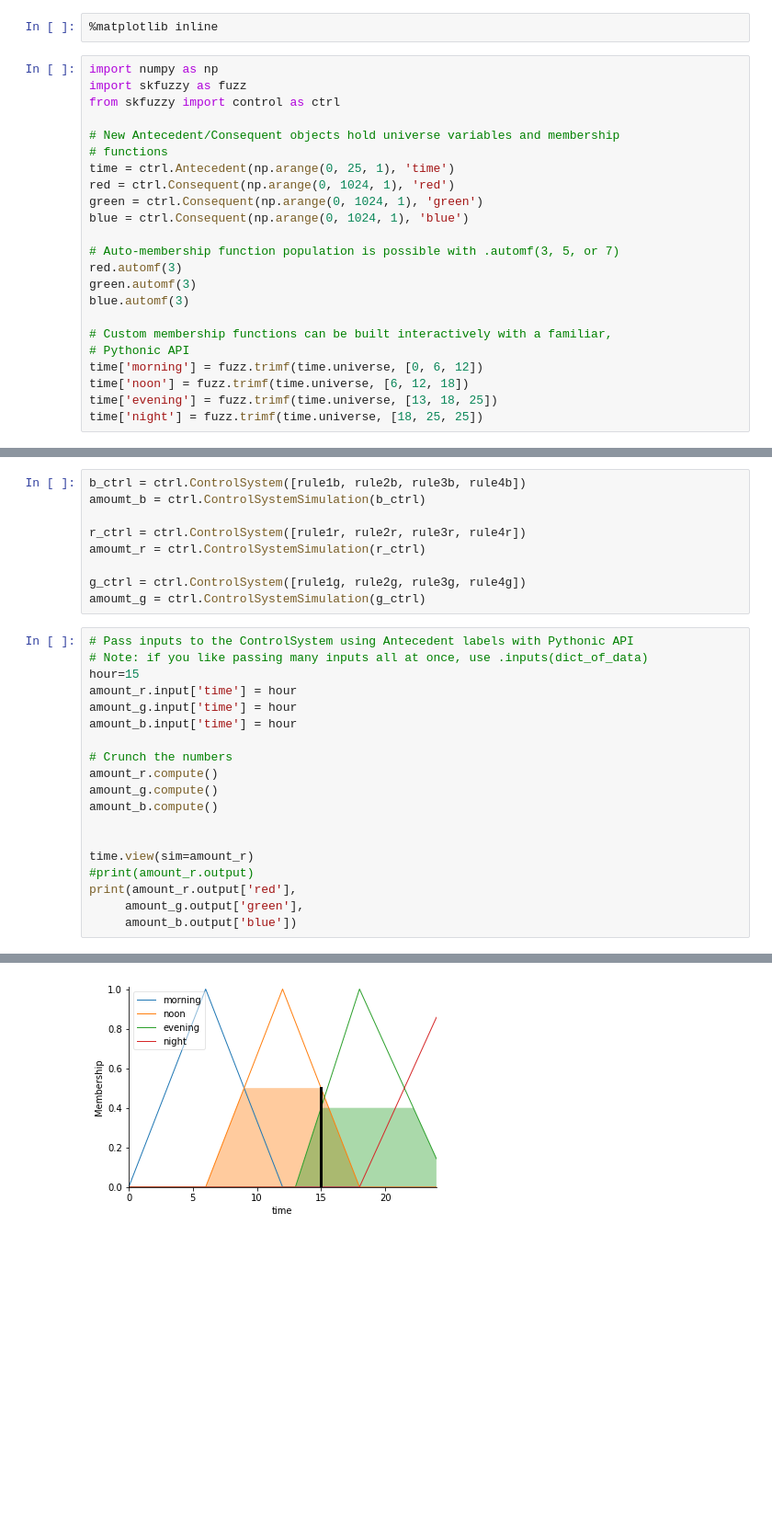
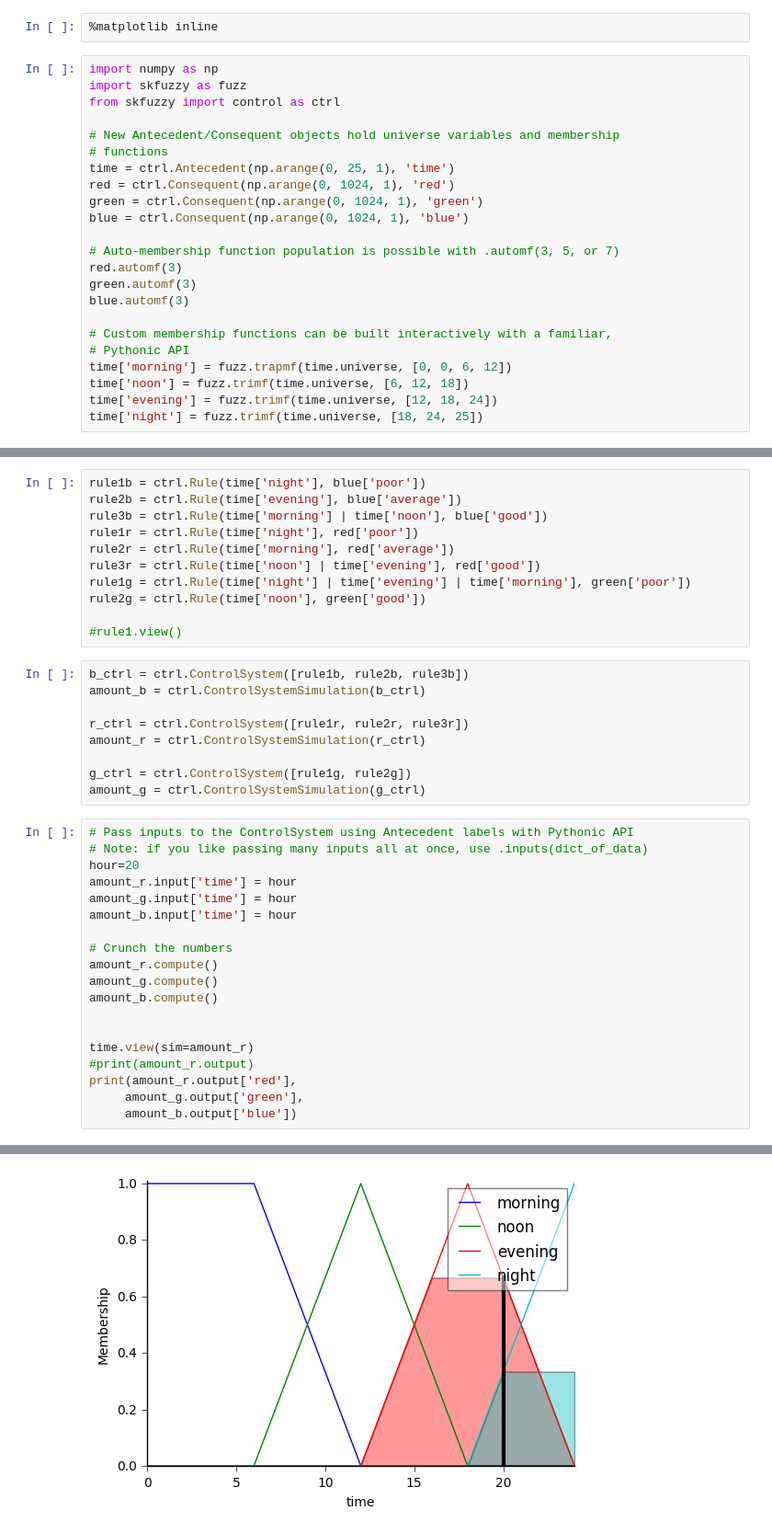
Before and after one commit to ilyadorosh/thesis, a Jupyter notebook: CyberPlant-Copy1.ipynb, the cells around one changed output, grey strips where cells are left out. Shown at 92% size. Cells and saved outputs as stored; diff of their text form; blank space fills up the shorter version.

```diff
--- a/CyberPlant-Copy1.ipynb
+++ b/CyberPlant-Copy1.ipynb
@@ -19,10 +19,10 @@ blue.automf(3)
 
 # Custom membership functions can be built interactively with a familiar,
 # Pythonic API
-time['morning'] = fuzz.trimf(time.universe, [0, 6, 12])
+time['morning'] = fuzz.trapmf(time.universe, [0, 0, 6, 12])
 time['noon'] = fuzz.trimf(time.universe, [6, 12, 18])
-time['evening'] = fuzz.trimf(time.universe, [13, 18, 25])
-time['night'] = fuzz.trimf(time.universe, [18, 25, 25])
+time['evening'] = fuzz.trimf(time.universe, [12, 18, 24])
+time['night'] = fuzz.trimf(time.universe, [18, 24, 25])
 # %%
 time.view()
 # %% [output]
@@ -49,16 +34,27 @@ rule3b = ctrl.Rule(time['evening'], blue['average'])
+# %%
+rule1b = ctrl.Rule(time['night'], blue['poor'])
+rule2b = ctrl.Rule(time['evening'], blue['average'])
+rule3b = ctrl.Rule(time['morning'] | time['noon'], blue['good'])
+rule1r = ctrl.Rule(time['night'], red['poor'])
+rule2r = ctrl.Rule(time['morning'], red['average'])
+rule3r = ctrl.Rule(time['noon'] | time['evening'], red['good'])
+rule1g = ctrl.Rule(time['night'] | time['evening'] | time['morning'], green['poor'])
+rule2g = ctrl.Rule(time['noon'], green['good'])
+
+#rule1.view()
 # %%
-b_ctrl = ctrl.ControlSystem([rule1b, rule2b, rule3b, rule4b])
-amoumt_b = ctrl.ControlSystemSimulation(b_ctrl)
+b_ctrl = ctrl.ControlSystem([rule1b, rule2b, rule3b])
+amount_b = ctrl.ControlSystemSimulation(b_ctrl)
 
-r_ctrl = ctrl.ControlSystem([rule1r, rule2r, rule3r, rule4r])
-amoumt_r = ctrl.ControlSystemSimulation(r_ctrl)
+r_ctrl = ctrl.ControlSystem([rule1r, rule2r, rule3r])
+amount_r = ctrl.ControlSystemSimulation(r_ctrl)
 
-g_ctrl = ctrl.ControlSystem([rule1g, rule2g, rule3g, rule4g])
-amoumt_g = ctrl.ControlSystemSimulation(g_ctrl)
+g_ctrl = ctrl.ControlSystem([rule1g, rule2g])
+amount_g = ctrl.ControlSystemSimulation(g_ctrl)
 # %%
 # Pass inputs to the ControlSystem using Antecedent labels with Pythonic API
 # Note: if you like passing many inputs all at once, use .inputs(dict_of_data)
-hour=15
+hour=20
 amount_r.input['time'] = hour
 amount_g.input['time'] = hour
 amount_b.input['time'] = hour
@@ -79 +75 @@ print(amount_r.output['red'],
-[figure, old version]
+[figure, new version]
```
Also changed, not shown: parts of 15 cells of this notebook.
